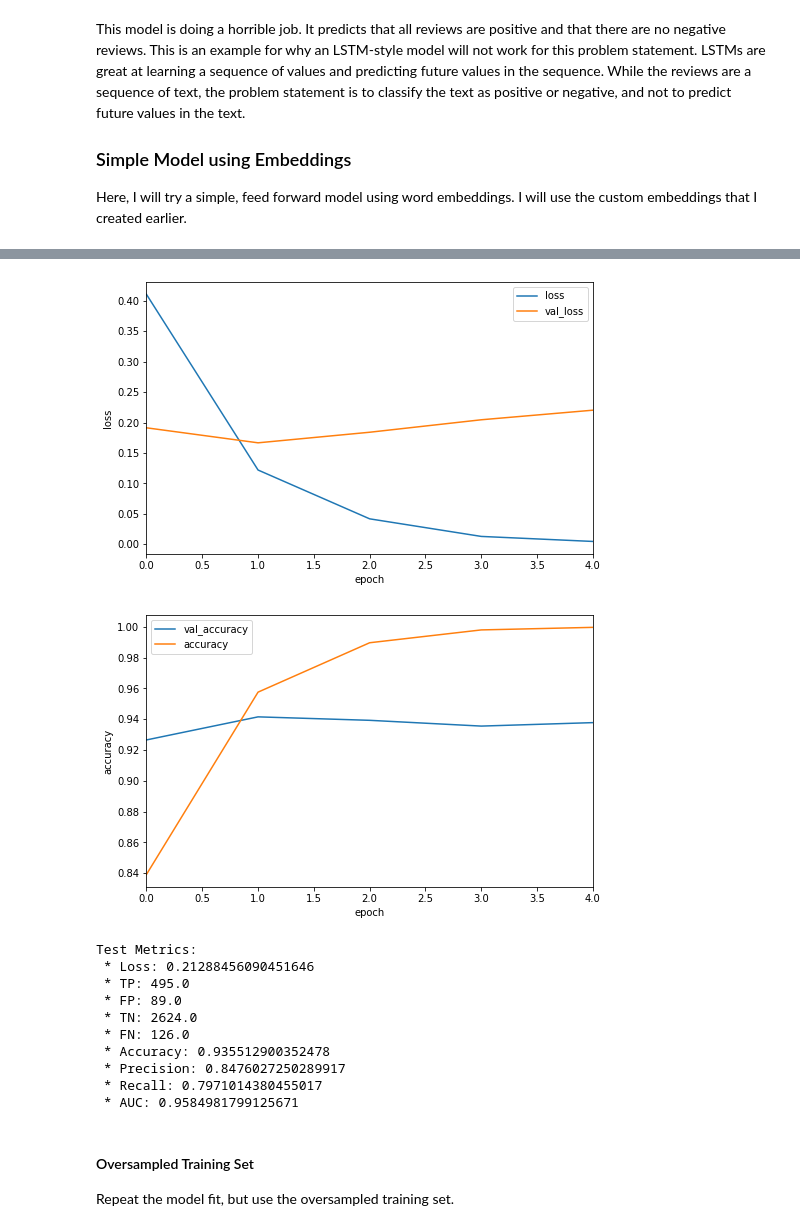
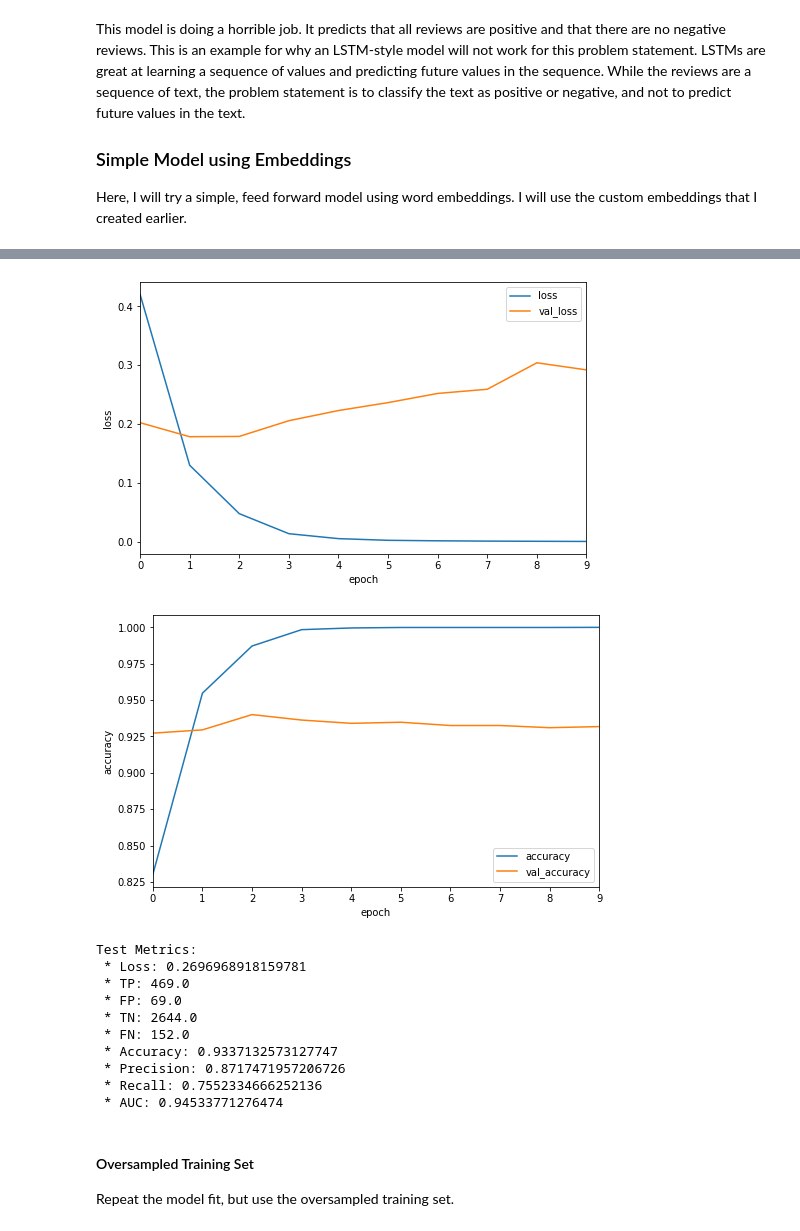
Before and after one commit to dmclark53/thinkful, a Jupyter notebook: Capstone-Projects/Final_Capstone/Achieving_Restaurant_Success/Modeling.ipynb, the cells around one changed output, grey strips where cells are left out. Cells and saved outputs as stored; diff of their text form; code cells hidden in the pictures.

Commit message:
Updated plots

```diff
--- a/Capstone-Projects/Final_Capstone/Achieving_Restaurant_Success/Modeling.ipynb
+++ b/Capstone-Projects/Final_Capstone/Achieving_Restaurant_Success/Modeling.ipynb
@@ -223,7 +223,7 @@ This simple model performed quite well. It predicted zero false positives, meani
 #### Oversampled Training Set
 Repeat the model fit, but use the oversampled training set.
 # %%
-met.set_params(con.PARAMS, 'epochs', 4)
+met.set_params(con.PARAMS, 'epochs', 10)
 # %%
 mlp_res_model = met.build_mlp_model(metrics=con.METRICS, params=con.PARAMS)
 # %% [output]
@@ -368,7 +368,7 @@ Here, I will try a simple, feed forward model using word embeddings. I will use
 met.set_params(con.PARAMS, 'vocab_size', expanded_vocab_size)
 met.set_params(con.PARAMS, 'embedding_size', 128)
 met.set_params(con.PARAMS, 'input_length', max_review_length)
-met.set_params(con.PARAMS, 'epochs', 5)
+met.set_params(con.PARAMS, 'epochs', 10)
 met.set_params(con.PARAMS, 'batch_size', 128)
 # %%
 embed_model = met.build_embedding_model(metrics=con.METRICS, params=con.PARAMS)
@@ -404,14 +404,14 @@ plt.xlabel('epoch')
 plt.ylabel('loss')
 plt.show()
 # %% [output]
-[figure, old version]
+[figure, new version]
 # %%
-df_train_history.loc[:, ['val_accuracy', 'accuracy']].plot(figsize=(8, 5))
+df_train_history.loc[:, ['accuracy', 'val_accuracy']].plot(figsize=(8, 5))
 plt.xlabel('epoch')
 plt.ylabel('accuracy')
 plt.show()
 # %% [output]
-[figure, old version]
+[figure, new version]
 # %%
 embed_test_history = embed_model.evaluate(X_test_padded,
                                     y_test_one_hot,
@@ -421,15 +421,15 @@ embed_test_history = embed_model.evaluate(X_test_padded,
 met.print_test_results(embed_model, embed_test_history)
 # %% [output]
 Test Metrics:
- * Loss: 0.21288456090451646
- * TP: 495.0
- * FP: 89.0
- * TN: 2624.0
- * FN: 126.0
- * Accuracy: 0.935512900352478
- * Precision: 0.8476027250289917
- * Recall: 0.7971014380455017
- * AUC: 0.9584981799125671
+ * Loss: 0.2696968918159781
+ * TP: 469.0
+ * FP: 69.0
+ * TN: 2644.0
+ * FN: 152.0
+ * Accuracy: 0.9337132573127747
+ * Precision: 0.8717471957206726
+ * Recall: 0.7552334666252136
+ * AUC: 0.94533771276474
 # %%
 con.PREDICTIONS['embed'] = embed_model.predict_classes(X_test_padded)
 # %% [markdown]
```
Also changed, not shown: parts of 14 cells of this notebook.
